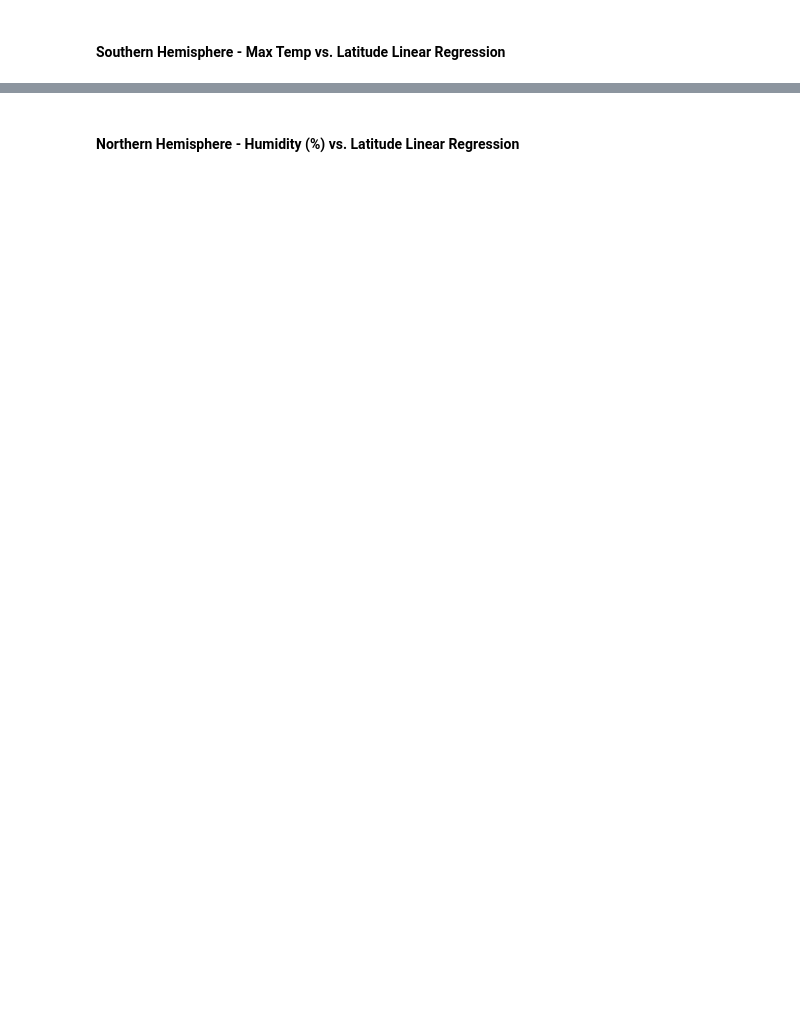
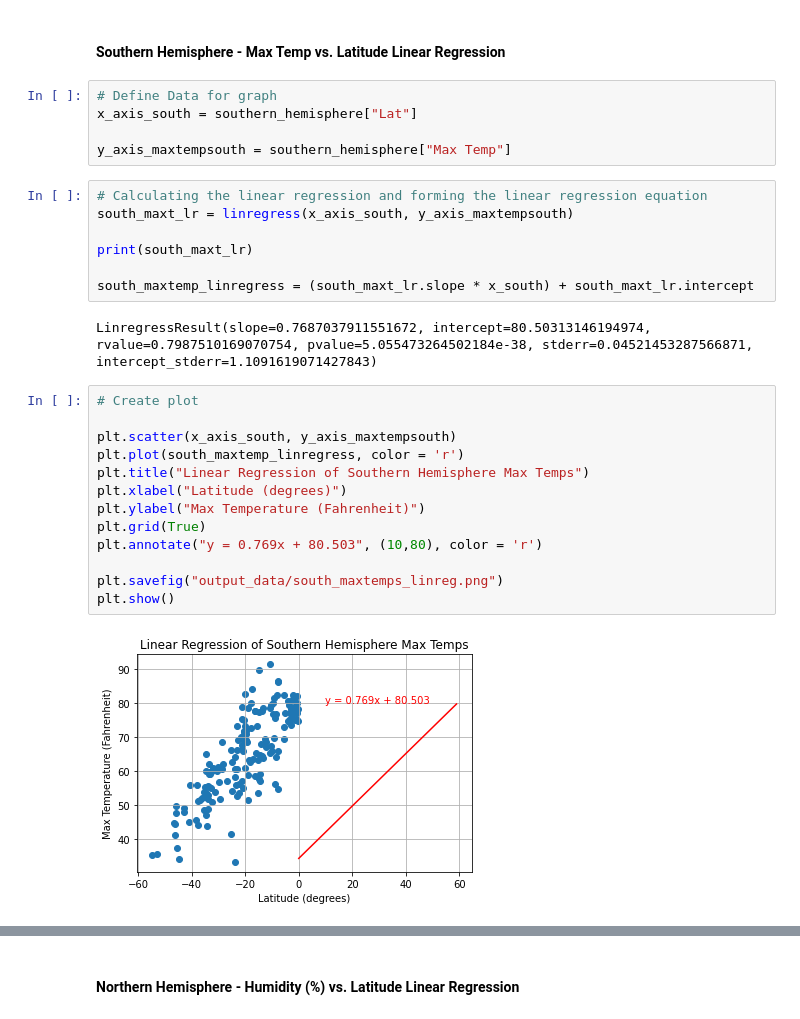
Before and after one commit to SamEspe/python-api-challenge, a Jupyter notebook: WeatherPy.ipynb, the cells around one changed output, grey strips where cells are left out. Saved outputs shown, nothing was run; the diff lists cells and outputs as text; blank space fills up the shorter version.

```diff
--- a/WeatherPy.ipynb
+++ b/WeatherPy.ipynb
@@ -274,2 +303,31 @@ southern_hemisphere = clean_city_data.loc[clean_city_data["Lat"] < 0]
 # %% [markdown]
 ####  Southern Hemisphere - Max Temp vs. Latitude Linear Regression
+# %%
+# Define Data for graph
+x_axis_south = southern_hemisphere["Lat"]
+
+y_axis_maxtempsouth = southern_hemisphere["Max Temp"]
+# %%
+# Calculating the linear regression and forming the linear regression equation
+south_maxt_lr = linregress(x_axis_south, y_axis_maxtempsouth)
+
+print(south_maxt_lr)
+
+south_maxtemp_linregress = (south_maxt_lr.slope * x_south) + south_maxt_lr.intercept
+# %% [output]
+LinregressResult(slope=0.7687037911551672, intercept=80.50313146194974, rvalue=0.7987510169070754, pvalue=5.055473264502184e-38, stderr=0.04521453287566871, intercept_stderr=1.1091619071427843)
+# %%
+# Create plot
+
+plt.scatter(x_axis_south, y_axis_maxtempsouth)
+plt.plot(south_maxtemp_linregress, color = 'r')
+plt.title("Linear Regression of Southern Hemisphere Max Temps")
+plt.xlabel("Latitude (degrees)")
+plt.ylabel("Max Temperature (Fahrenheit)")
+plt.grid(True)
+plt.annotate("y = 0.769x + 80.503", (10,80), color = 'r')
+
+plt.savefig("output_data/south_maxtemps_linreg.png")
+plt.show()
+# %% [output]
+[figure, added]
```
Also changed, not shown: parts of 41 cells of this notebook, 12 other files.
